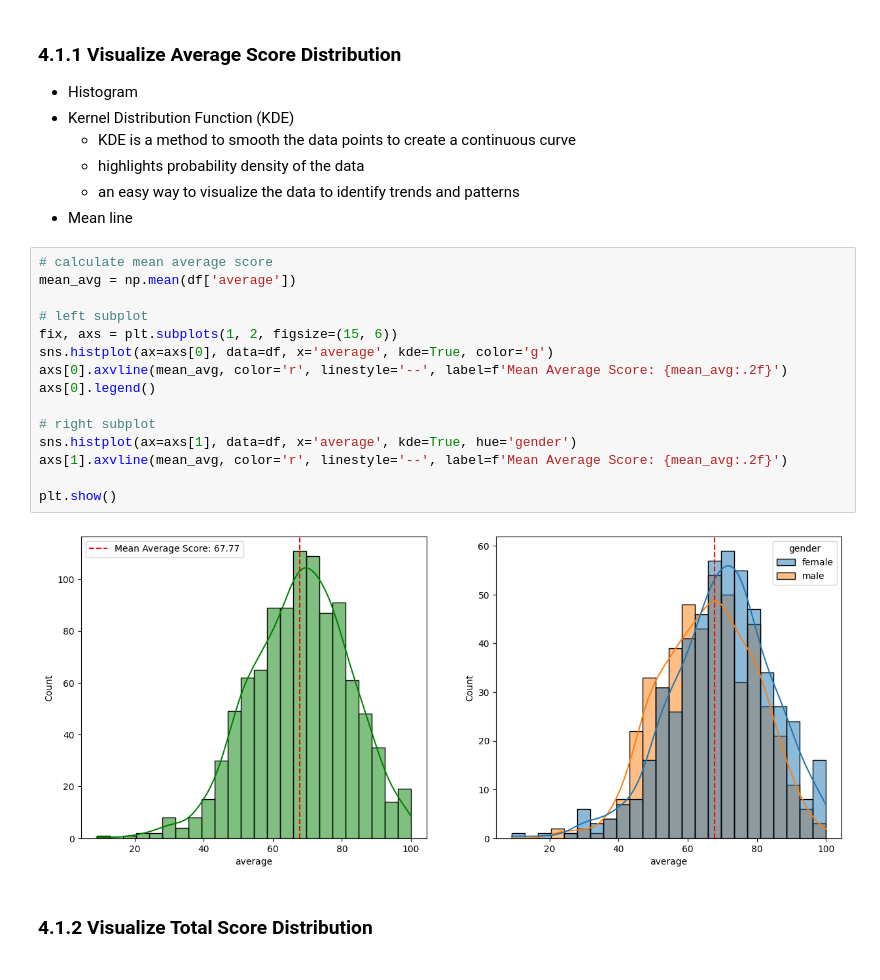
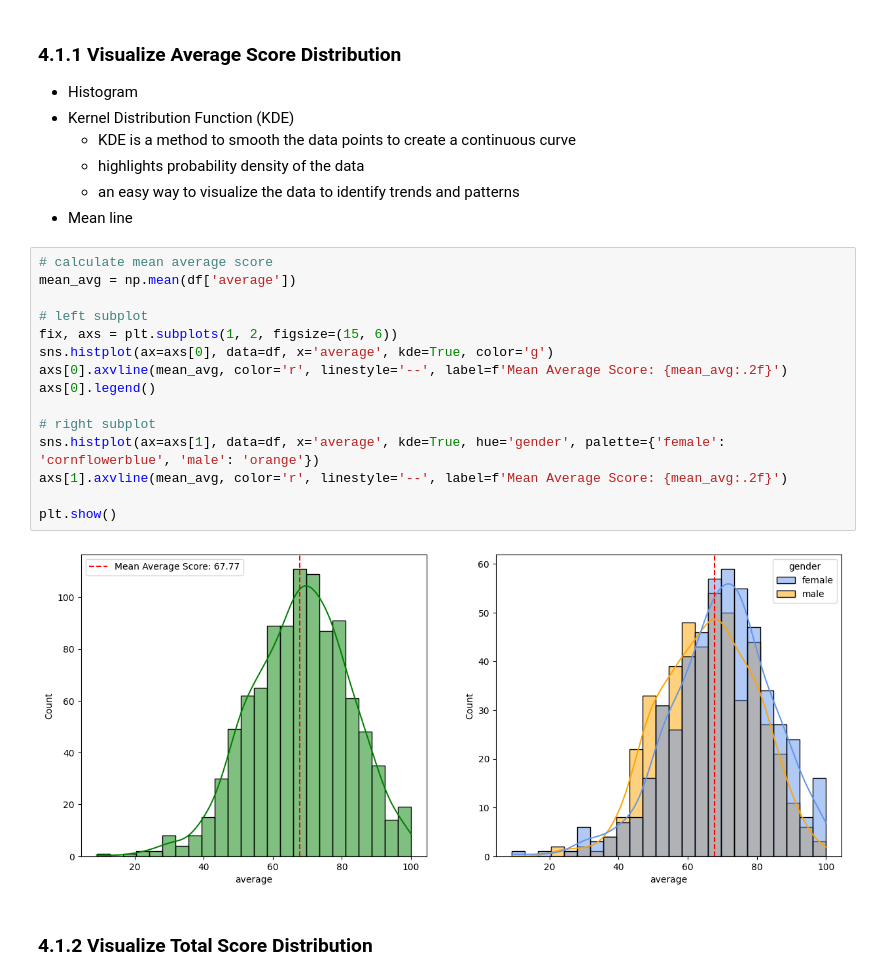
Before and after one commit to hilpresent/ml-project, a Jupyter notebook: notebook/EDA.ipynb, the cells around one changed output. Cells and saved outputs as stored; diff of their text form.

```diff
--- a/notebook/EDA.ipynb
+++ b/notebook/EDA.ipynb
@@ -261,20 +261,20 @@ Number of students with scores in all three categories less than 20: 1
 # %%
 # calculate mean average score
 mean_avg = np.mean(df['average'])
 
 # left subplot
 fix, axs = plt.subplots(1, 2, figsize=(15, 6))
 sns.histplot(ax=axs[0], data=df, x='average', kde=True, color='g')
 axs[0].axvline(mean_avg, color='r', linestyle='--', label=f'Mean Average Score: {mean_avg:.2f}')
 axs[0].legend()
 
 # right subplot
-sns.histplot(ax=axs[1], data=df, x='average', kde=True, hue='gender')
+sns.histplot(ax=axs[1], data=df, x='average', kde=True, hue='gender', palette={'female': 'cornflowerblue', 'male': 'orange'})
 axs[1].axvline(mean_avg, color='r', linestyle='--', label=f'Mean Average Score: {mean_avg:.2f}')
 
 plt.show()
 # %% [output]
-[figure, old version]
+[figure, new version]
 # %% [markdown]
 ### 4.1.2 Visualize Total Score Distribution
 # %%
```
Also changed, not shown: parts of 5 cells of this notebook.
